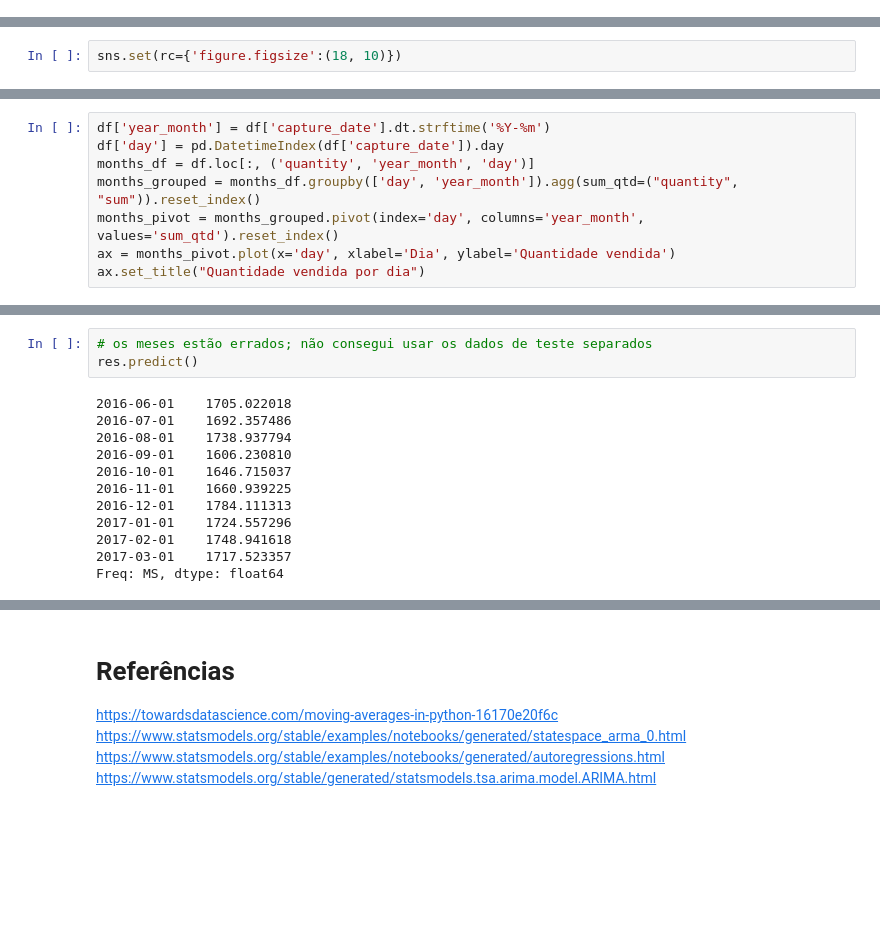
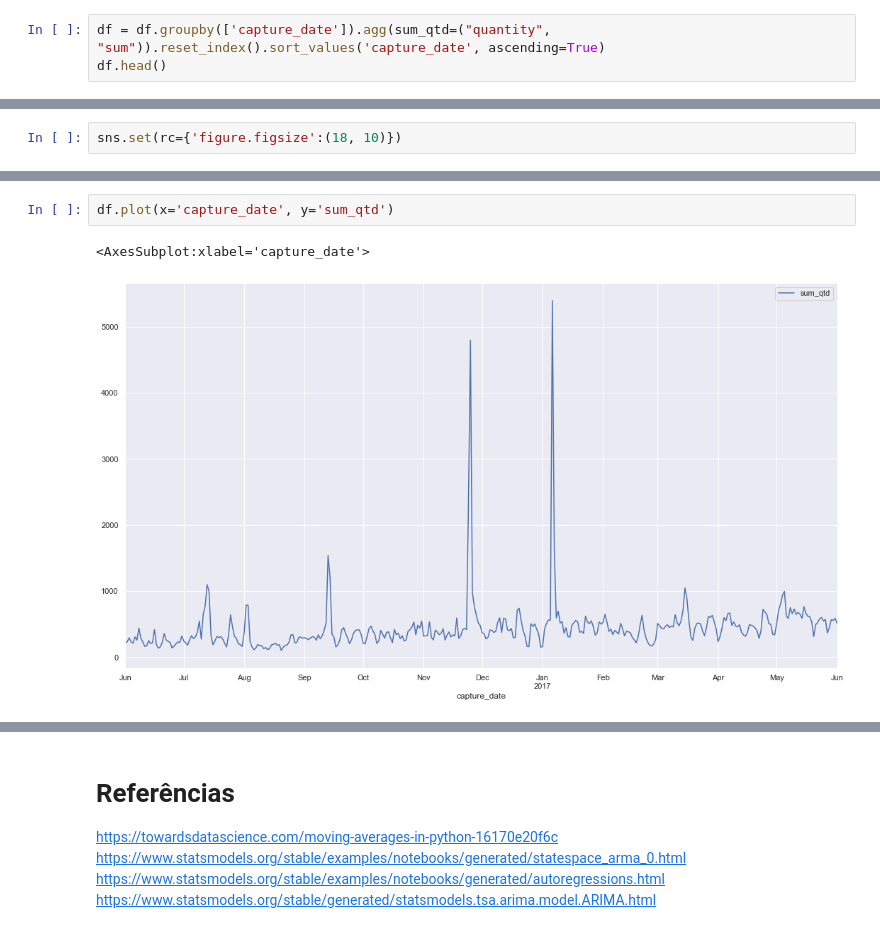
Before and after one commit to victoriaegandolfi/timeSeries, a Jupyter notebook: luizalabs_time_series.ipynb, the cells around one changed output, grey strips where cells are left out. Cells and saved outputs as stored; diff of their text form; blank space fills up the shorter version.

```diff
--- a/luizalabs_time_series.ipynb
+++ b/luizalabs_time_series.ipynb
@@ -55,0 +51,3 @@ Foram vendidas 21723 unidades em 20944 pedidos diferentes.
+# %%
+df = df.groupby(['capture_date']).agg(sum_qtd=("quantity", "sum")).reset_index().sort_values('capture_date', ascending=True)
+df.head()
@@ -63,8 +88,0 @@ df.plot(x='capture_date', y='quantity')
-# %%
-df['year_month'] = df['capture_date'].dt.strftime('%Y-%m')
-df['day'] = pd.DatetimeIndex(df['capture_date']).day
-months_df = df.loc[:, ('quantity', 'year_month', 'day')]
-months_grouped = months_df.groupby(['day', 'year_month']).agg(sum_qtd=("quantity", "sum")).reset_index()
-months_pivot = months_grouped.pivot(index='day', columns='year_month', values='sum_qtd').reset_index()
-ax = months_pivot.plot(x='day', xlabel='Dia', ylabel='Quantidade vendida')
-ax.set_title("Quantidade vendida por dia")
@@ -299,15 +89,5 @@ warnings.filterwarnings('ignore', 'statsmodels.tsa.arima_model.ARIMA',
-# %%
-# os meses estão errados; não consegui usar os dados de teste separados
-res.predict()
-# %% [output]
-2016-06-01    1705.022018
-2016-07-01    1692.357486
-2016-08-01    1738.937794
-2016-09-01    1606.230810
-2016-10-01    1646.715037
-2016-11-01    1660.939225
-2016-12-01    1784.111313
-2017-01-01    1724.557296
-2017-02-01    1748.941618
-2017-03-01    1717.523357
-Freq: MS, dtype: float64
+# %%
+df.plot(x='capture_date', y='sum_qtd')
+# %% [output]
+<AxesSubplot:xlabel='capture_date'>
+[figure, added]
```
Also changed, not shown: parts of 48 cells of this notebook.
